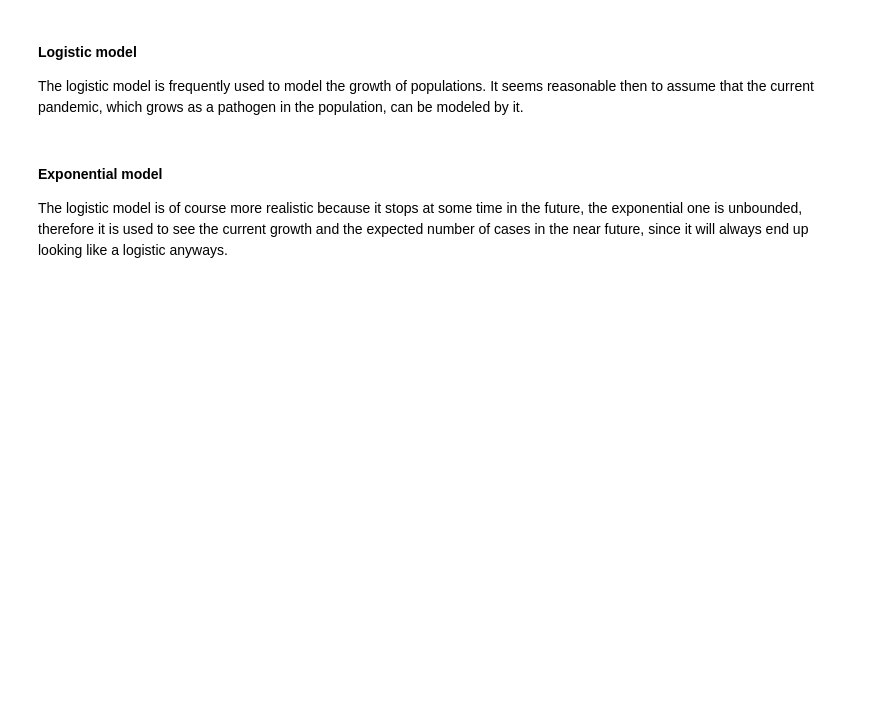
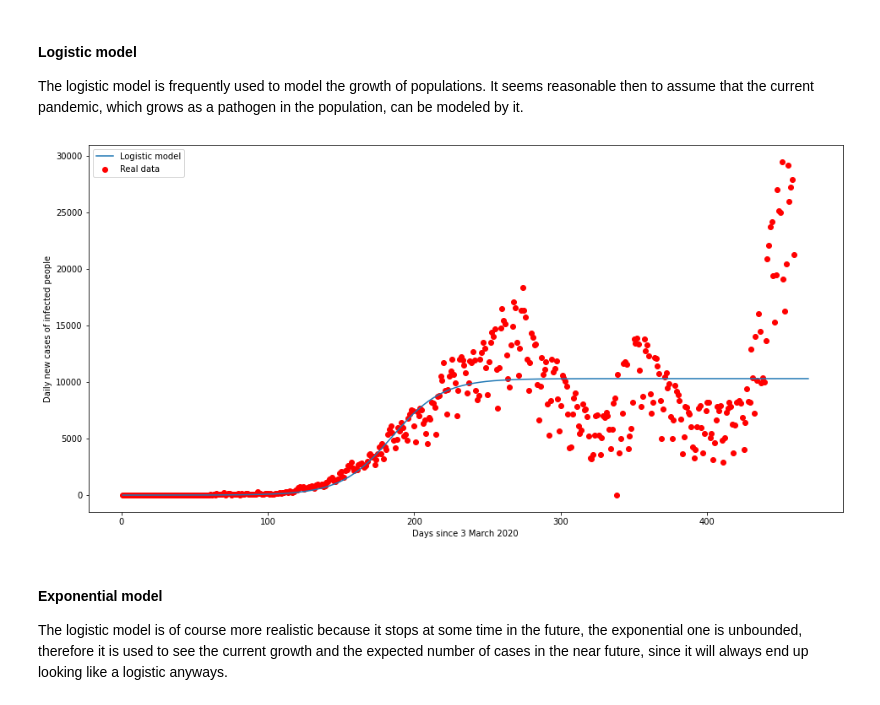
Before and after one commit to fiskker/argentina-covid-19, a Jupyter notebook: Argentina COVID-19 Stats.ipynb, the cells around one changed output. Saved outputs shown, nothing was run; the diff lists cells and outputs as text; code cells hidden in the pictures; blank space fills up the shorter version.

```diff
--- a/Argentina COVID-19 Stats.ipynb
+++ b/Argentina COVID-19 Stats.ipynb
@@ -524,40 +516,50 @@ Instead of trying to calculate the apparent transmission rate, we will now consi
 The logistic model is frequently used to model the growth of populations. It seems reasonable then to assume that the current pandemic, which grows as a pathogen in the population, can be modeled by it.
 # %%
 from scipy.optimize import curve_fit
+
+def get_clean_dict(arg_dataframe):
+    dict_arg_confirmed = arg_dataframe.to_dict()
+    temp = {}
+    for date, cases in dict_arg_confirmed.items():
+        for _, num_cases in cases.items():
+            temp[date] = num_cases
+    return temp
 
 def logistic_model(x, a, b, c):
     return c/(1 + np.exp( -(x-b) / a))
 
 def line(x,m,n):
     return x*m+n
 
 dict_arg_confirmed = get_clean_dict(arg_confirmed)
 days_data = {}
 day = 1
 for date, cases in dict_arg_confirmed.items():
     days_data[day] = cases
     day += 1
 
 days_data_df = pd.DataFrame([days_data], columns=days_data.keys())
 x = list(days_data.keys())
 y = list(days_data.values())
 
 fut_x = [i for i in range(x[-1] + 1, x[-1] + 11)]
 pred_x = x + fut_x
 
 logistic_fit = curve_fit(logistic_model, x, y, maxfev = 10000)
 errors = [np.sqrt(logistic_fit[1][i][i]) for i in [0,1,2]]
 
+fig, ax = plt.subplots(figsize = (16, 8))
 # Real data
-plt.scatter(x, y, label="Real data", color="red")
+ax.scatter(x, y, label="Real data", color="red")
 
 # Predicted exponential curve
-plt.plot(pred_x, [logistic_model(i, logistic_fit[0][0], logistic_fit[0][1], logistic_fit[0][2]) for i in pred_x], label="Logistic model")
+ax.plot(pred_x, [logistic_model(i, logistic_fit[0][0], logistic_fit[0][1], logistic_fit[0][2]) for i in pred_x], label="Logistic model")
 
-plt.legend()
-plt.xlabel("Days since 3 March 2020")
-plt.ylabel("Daily new cases of infected people")
-plt.show()
+ax.legend()
+ax.set_xlabel("Days since 3 March 2020")
+ax.set_ylabel("Daily new cases of infected people");
+# %% [output]
+[figure, added]
 # %% [markdown]
 #### Exponential model
 
```
Also changed, not shown: parts of 4 cells of this notebook.
